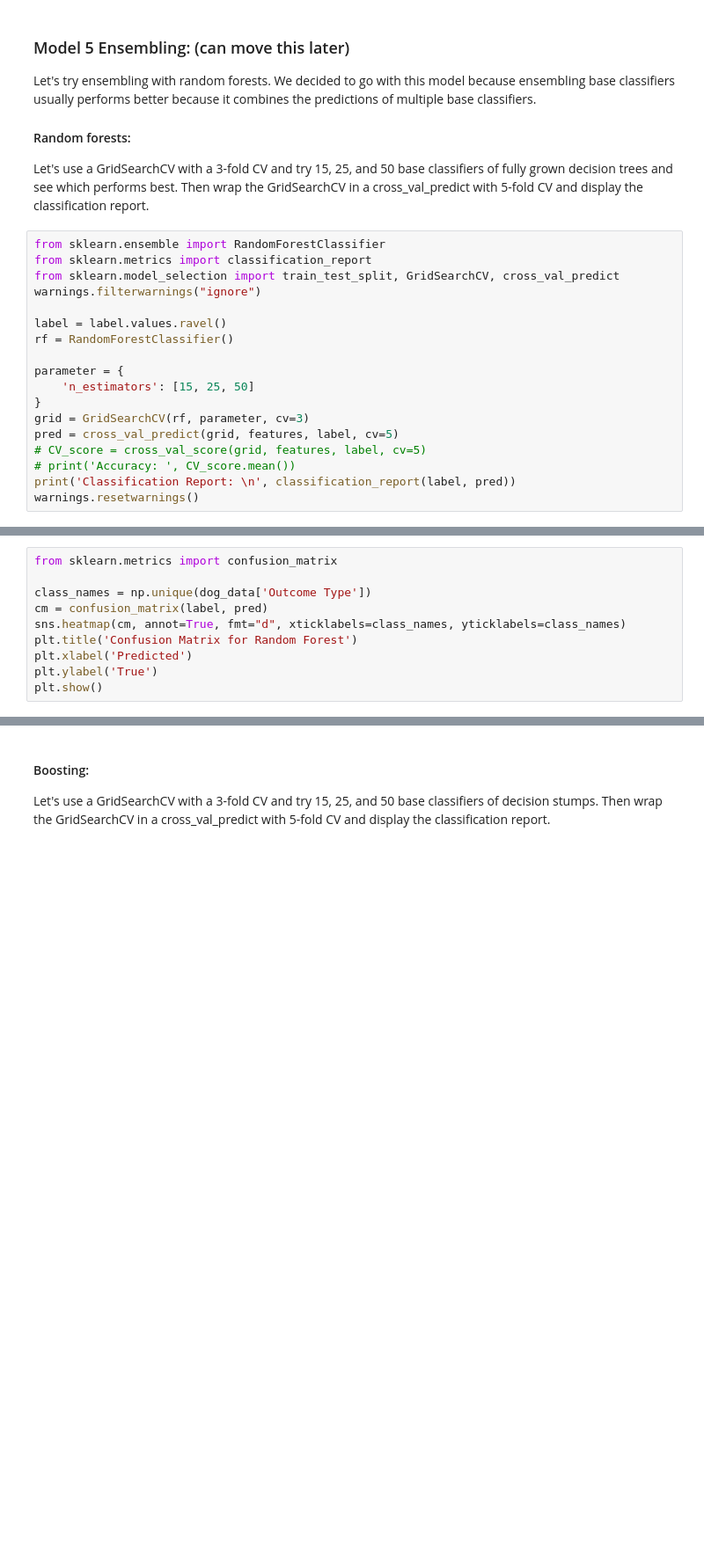
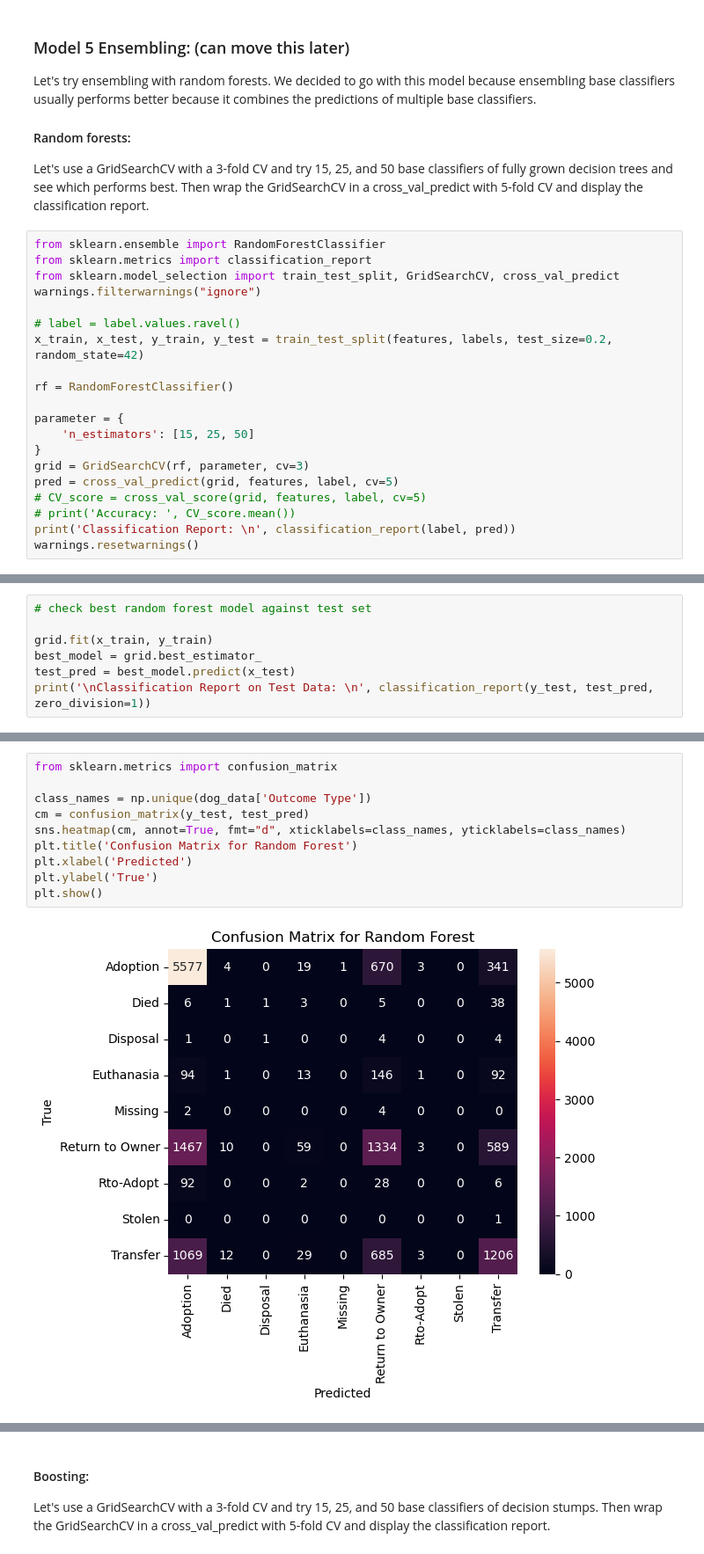
Before and after one commit to shruti2003/MLFinalProject, a Jupyter notebook: ML Final Project.ipynb, the cells around one changed output, grey strips where cells are left out. Shown at 88% size. Saved outputs shown, nothing was run; the diff lists cells and outputs as text; blank space fills up the shorter version.

```diff
--- a/ML Final Project.ipynb
+++ b/ML Final Project.ipynb
@@ -728,7 +904,9 @@ from sklearn.metrics import classification_report
 from sklearn.model_selection import train_test_split, GridSearchCV, cross_val_predict
 warnings.filterwarnings("ignore")
 
-label = label.values.ravel()
+# label = label.values.ravel()
+x_train, x_test, y_train, y_test = train_test_split(features, labels, test_size=0.2, random_state=42)
+
 rf = RandomForestClassifier()
 
 parameter = {
@@ -742,0 +938,7 @@ warnings.resetwarnings()
+# %%
+# check best random forest model against test set
+
+grid.fit(x_train, y_train)
+best_model = grid.best_estimator_
+test_pred = best_model.predict(x_test)
+print('\nClassification Report on Test Data: \n', classification_report(y_test, test_pred, zero_division=1))
@@ -743,10 +962,12 @@ warnings.resetwarnings()
 # %%
 from sklearn.metrics import confusion_matrix
 
 class_names = np.unique(dog_data['Outcome Type'])
-cm = confusion_matrix(label, pred)
+cm = confusion_matrix(y_test, test_pred)
 sns.heatmap(cm, annot=True, fmt="d", xticklabels=class_names, yticklabels=class_names)
 plt.title('Confusion Matrix for Random Forest')
 plt.xlabel('Predicted')
 plt.ylabel('True')
 plt.show()
+# %% [output]
+[figure, added]
```
Also changed, not shown: parts of 39 cells of this notebook.
